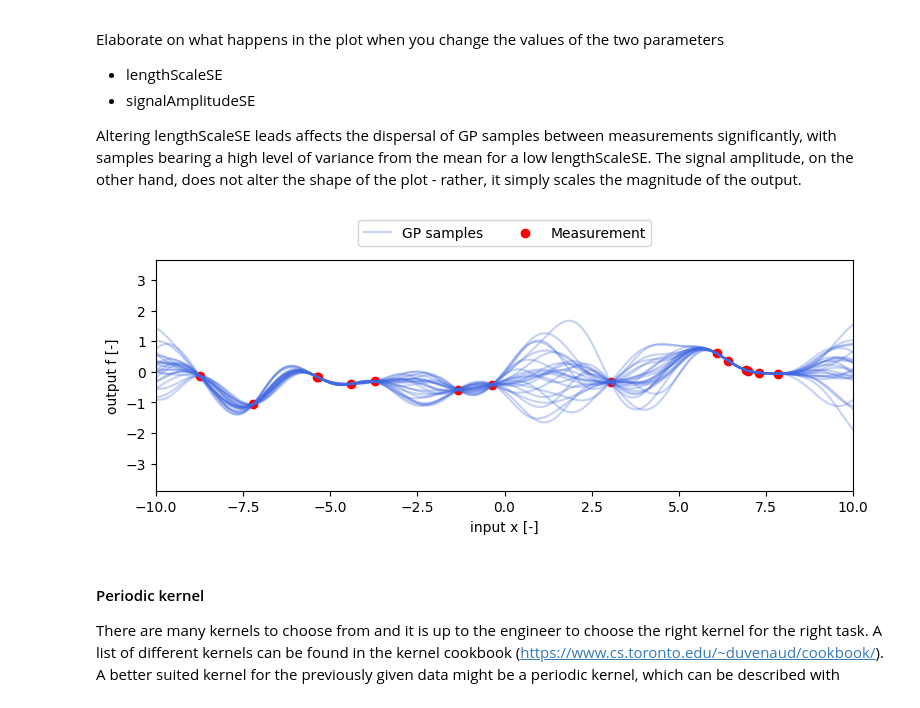
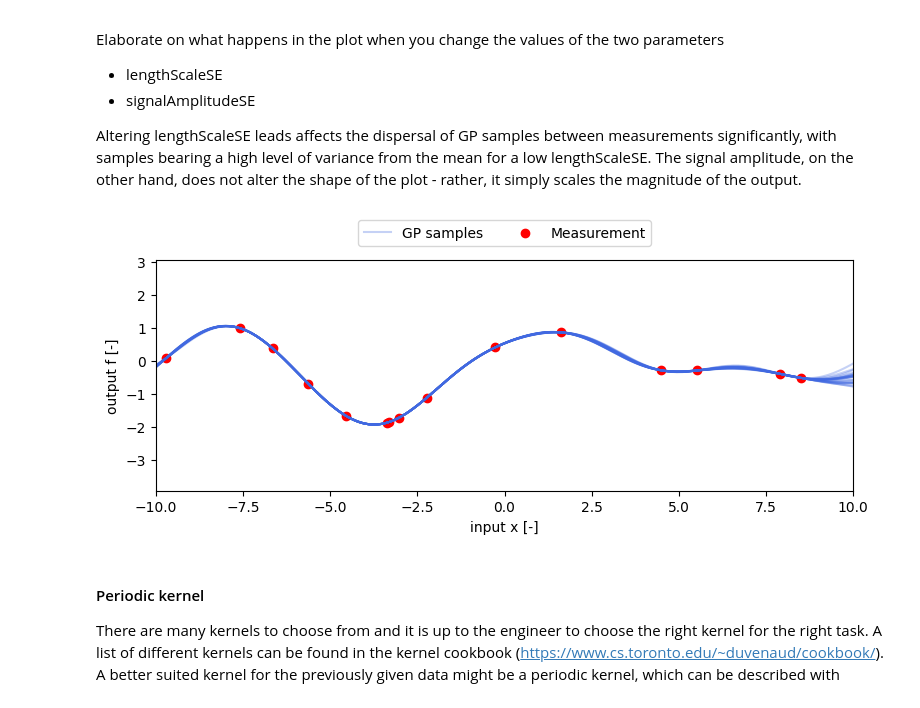
Before and after one commit to jackh1nes/PSF_Assignments, a Jupyter notebook: Assignment 3/assignment3_10.ipynb, the cells around one changed output. Saved outputs shown, nothing was run; the diff lists cells and outputs as text; code cells hidden in the pictures.

```diff
--- a/Assignment 3/assignment3_10.ipynb
+++ b/Assignment 3/assignment3_10.ipynb
@@ -434,35 +435,35 @@ def samplingFromPosterior(xPosterior, xPrior, fprior, lengthScaleSE, signalAmpli
 
     Kx = kernelMatrixSE(xPrior, xPrior, lengthScaleSE, signalAmplitudeSE)
     kxStar = kernelMatrixSE(xPrior, xPosterior, lengthScaleSE, signalAmplitudeSE) # kstarX = kxStar.T
     kStar = kernelMatrixSE(xPosterior, xPosterior, lengthScaleSE, signalAmplitudeSE)
 
     mu = kxStar.T @ np.linalg.solve(Kx, fprior)
     cov = kStar - kxStar.T @ np.linalg.solve(Kx, kxStar)
 
     L = np.linalg.cholesky(cov)
     z = np.random.normal(size=(xPosterior.shape[1], 1))
     samples = mu + L @ z
 
     return samples.flatten()
 
 
 # these parameters can be tuned
-lengthScaleSE = 1
+lengthScaleSE = 5
 signalAmplitudeSE = 0.5
 
 ''' Code for plotting: Do not change code below '''
 xData = np.random.uniform(-10, 10, 15).reshape(1, -1)
 fData = samplingFromPrior(xData, lengthScaleSE, signalAmplitudeSE)
 
 xPred = np.linspace(-10, 10, 250).reshape(1, -1)
 numSamples = 25
 fPriorSamples = np.zeros((numSamples, 250))
 for samplendx in range(numSamples):
     fPosteriorSamples[samplendx, :] = samplingFromPosterior(xPred, xData, fData, lengthScaleSE, signalAmplitudeSE).ravel()
 
 helper.makeGaussianProcessSamplingPlots(xPred, fPosteriorSamples, xData, fData)
 # %% [output]
-[figure, old version]
+[figure, new version]
 # %% [markdown]
 #### Periodic kernel
 
```
Also changed, not shown: parts of 8 cells of this notebook.
